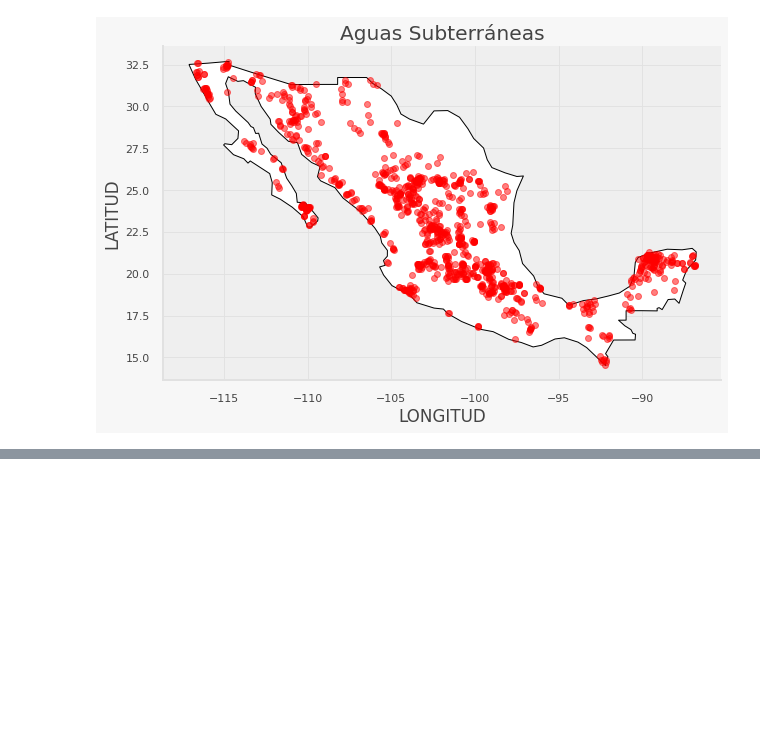
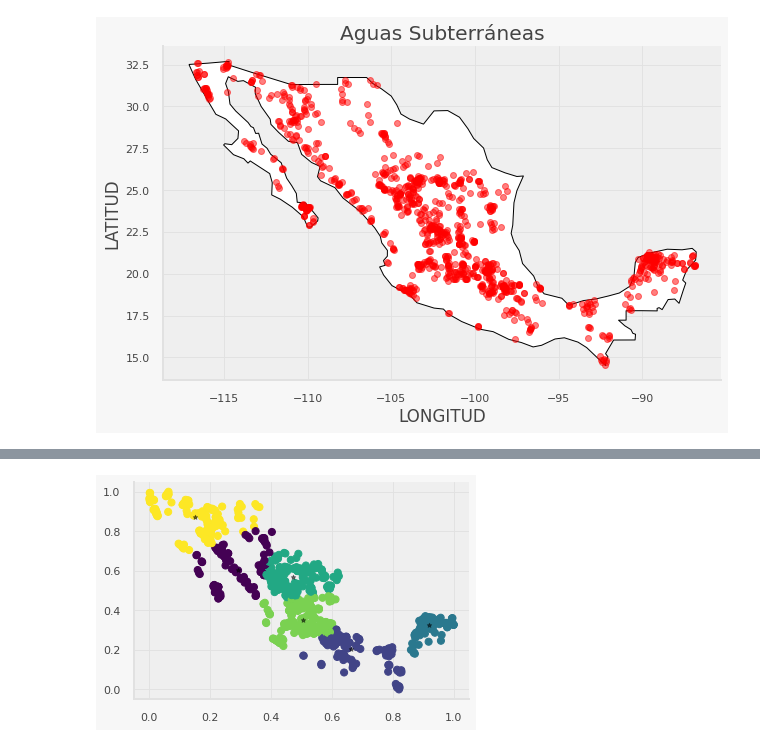
Before and after one commit to PosgradoMNA/actividades-del-projecto-cad_equipo_18, a Jupyter notebook: Equipo_18_Entrega_1_Aguas_Subterraneas.ipynb, the cells around one changed output, grey strips where cells are left out. Cells and saved outputs as stored; diff of their text form; code cells hidden in the pictures; blank space fills up the shorter version.

```diff
--- a/Equipo_18_Entrega_1_Aguas_Subterraneas.ipynb
+++ b/Equipo_18_Entrega_1_Aguas_Subterraneas.ipynb
@@ -785,0 +791,25 @@ plt.show()
+# %%
+from sklearn.cluster import KMeans
+from sklearn.preprocessing import MinMaxScaler
+
+scaler = MinMaxScaler()
+scaler.fit(latlong)
+df_latlong = pd.DataFrame(scaler.transform(latlong))
+df_latlong.columns = latlong.columns
+
+k_range = range(1,10)
+sse = []
+
+for k in k_range:
+  km  = KMeans(n_clusters= k)
+  km.fit(df_latlong)
+  sse.append(km.inertia_)
+# %%
+#Modelo de predicción
+
+model = KMeans(n_clusters=6, max_iter=1000, random_state=0)
+y_pred = model.fit_predict(df_latlong)
+
+df_centers = pd.DataFrame(model.cluster_centers_)
+df_centers.columns = latlong.columns
+df_centers
@@ -785,0 +824,6 @@ plt.show()
+# %%
+# Creando los clusters
+plt.scatter(df_latlong["LONGITUD"], df_latlong["LATITUD"], c=y_pred, s=50, cmap='viridis')
+plt.scatter(df_centers["LONGITUD"], df_centers["LATITUD"], c='black',marker="*", s=20, alpha=.5);
+# %% [output]
+[figure, added]
```
Also changed, not shown: parts of 7 cells of this notebook.
